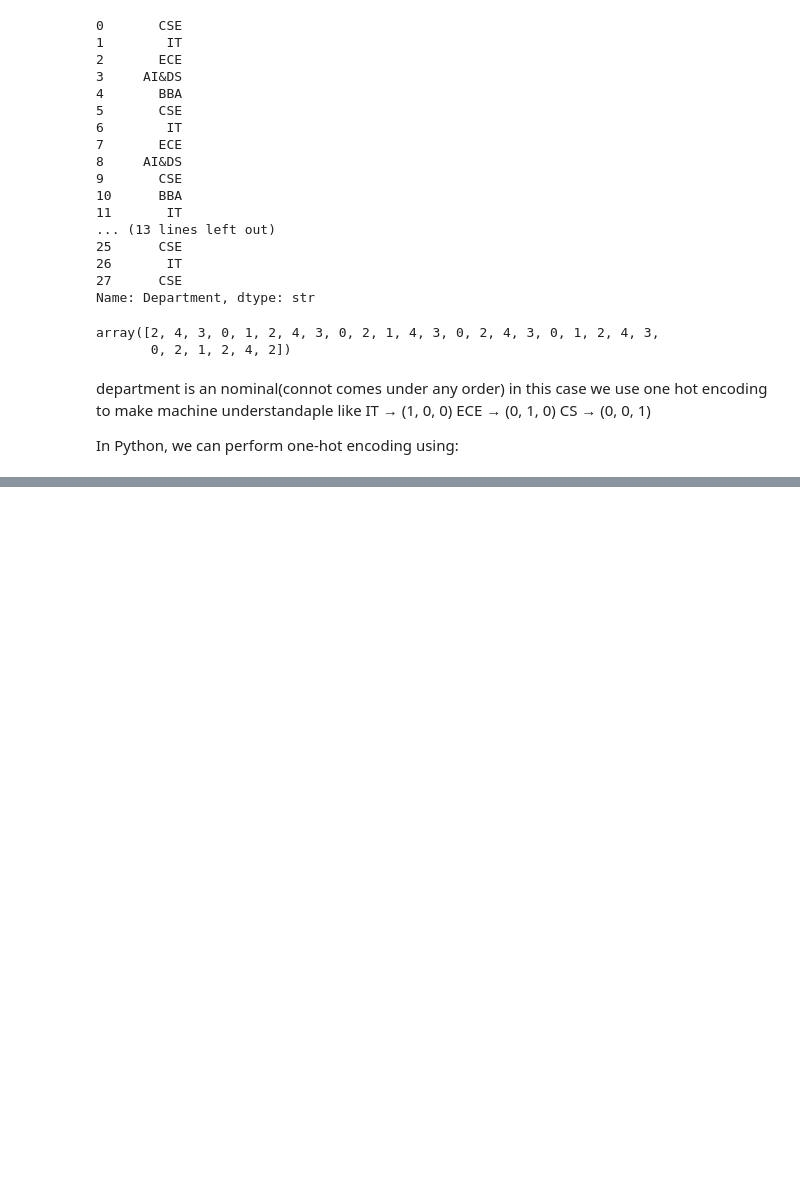
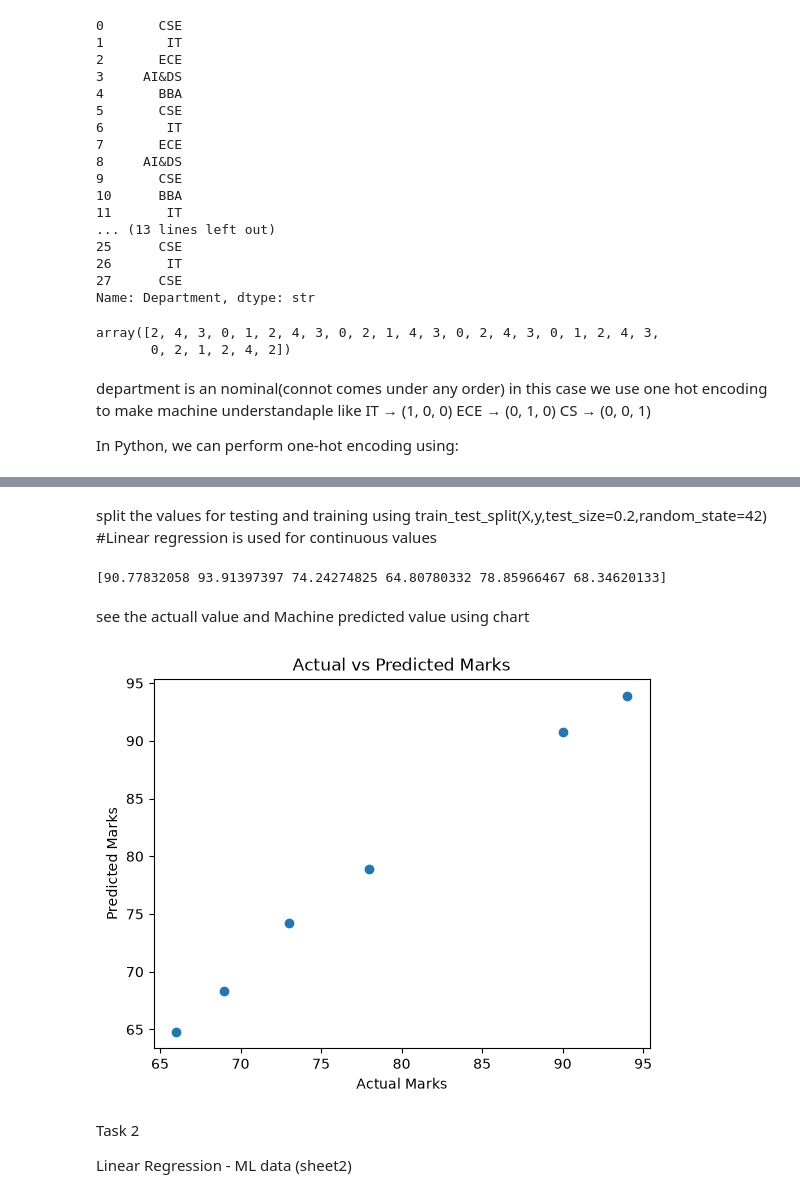
Before and after one commit to SowmigaK/Sowmiga, a Jupyter notebook: Sowmiga/Python Workspace/ML/ML_practice.ipynb, the cells around one changed output, grey strips where cells are left out. Cells and saved outputs as stored; diff of their text form; code cells hidden in the pictures; blank space fills up the shorter version.

```diff
--- a/Sowmiga/Python Workspace/ML/ML_practice.ipynb
+++ b/Sowmiga/Python Workspace/ML/ML_practice.ipynb
@@ -334,0 +367,37 @@ pd.get_dummies(df,columns=["Department"])
+# %%
+# ensure encoded columns exist
+if "Department_encoded" not in df.columns:
+    df["Department_encoded"] = LabelEncoder().fit_transform(df["Department"])
+
+if "Gender_encoder" not in df.columns:
+    df["Gender_encoder"] = LabelEncoder().fit_transform(df["Gender"])
+
+X = df[["Student_ID", "Department_encoded", "Gender_encoder",
+        "Attendance_Pct", "Study_Hours_Per_Day", "Internal_Marks",
+        "Assignments_Completed"]]
+y = df["Final_Score"]
+# %% [markdown]
+split the values for testing and training using train_test_split(X,y,test_size=0.2,random_state=42)
+#Linear regression is used for continuous values
+# %%
+X_train,X_test,y_train,y_test=train_test_split(X,y,test_size=0.2,random_state=42)
+model=LinearRegression()
+model.fit(X_train,y_train)
+y_pred=model.predict(X_test)
+print(y_pred)
+# %% [output]
+[90.77832058 93.91397397 74.24274825 64.80780332 78.85966467 68.34620133]
+# %% [markdown]
+see the actuall value and Machine predicted value using chart
+# %%
+plt.scatter(y_test,y_pred)
+plt.xlabel("Actual Marks")
+plt.ylabel("Predicted Marks")
+plt.title("Actual vs Predicted Marks")
+plt.show()
+# %% [output]
+[figure, added]
+# %% [markdown]
+Task 2
+
+Linear Regression - ML data (sheet2)
```
Also changed, not shown: parts of 21 cells of this notebook, 1 other file.
